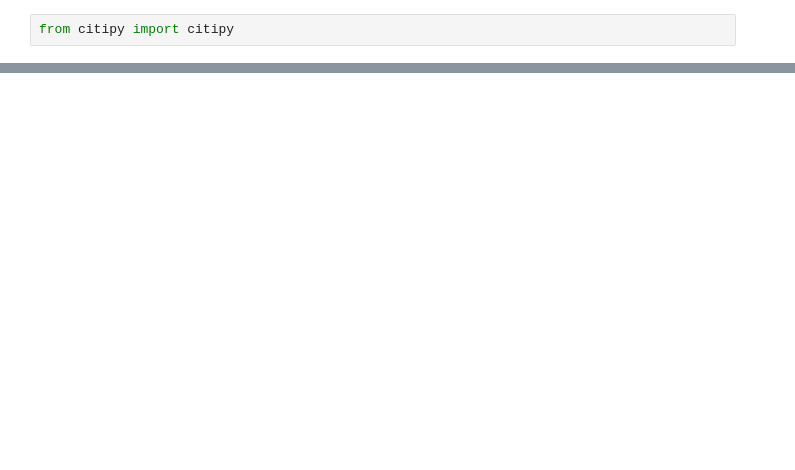
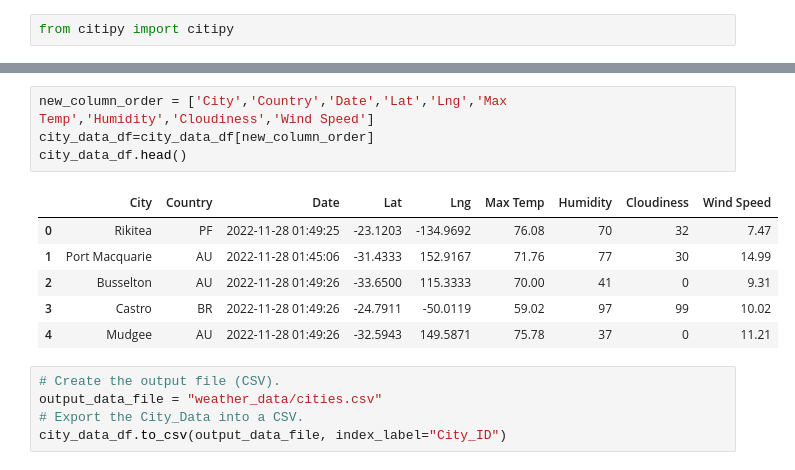
Before and after one commit to OlgaOMir/World_Weather_Analysis, a Jupyter notebook: WeatherPy.ipynb, the cells around one changed output, grey strips where cells are left out. Cells and saved outputs as stored; diff of their text form; blank space fills up the shorter version.

```diff
--- a/WeatherPy.ipynb
+++ b/WeatherPy.ipynb
@@ -54,0 +164,16 @@ len(cities)
+# %%
+new_column_order = ['City','Country','Date','Lat','Lng','Max Temp','Humidity','Cloudiness','Wind Speed']
+city_data_df=city_data_df[new_column_order]
+city_data_df.head()
+# %% [output]
+|  | City | Country | Date | Lat | Lng | Max Temp | Humidity | Cloudiness | Wind Speed |
+| 0 | Rikitea | PF | 2022-11-28 01:49:25 | -23.1203 | -134.9692 | 76.08 | 70 | 32 | 7.47 |
+| 1 | Port Macquarie | AU | 2022-11-28 01:45:06 | -31.4333 | 152.9167 | 71.76 | 77 | 30 | 14.99 |
+| 2 | Busselton | AU | 2022-11-28 01:49:26 | -33.6500 | 115.3333 | 70.00 | 41 | 0 | 9.31 |
+| 3 | Castro | BR | 2022-11-28 01:49:26 | -24.7911 | -50.0119 | 59.02 | 97 | 99 | 10.02 |
+| 4 | Mudgee | AU | 2022-11-28 01:49:26 | -32.5943 | 149.5871 | 75.78 | 37 | 0 | 11.21 |
+# %%
+# Create the output file (CSV).
+output_data_file = "weather_data/cities.csv"
+# Export the City_Data into a CSV.
+city_data_df.to_csv(output_data_file, index_label="City_ID")
```
Also changed, not shown: parts of 7 cells of this notebook, 1 other file.
